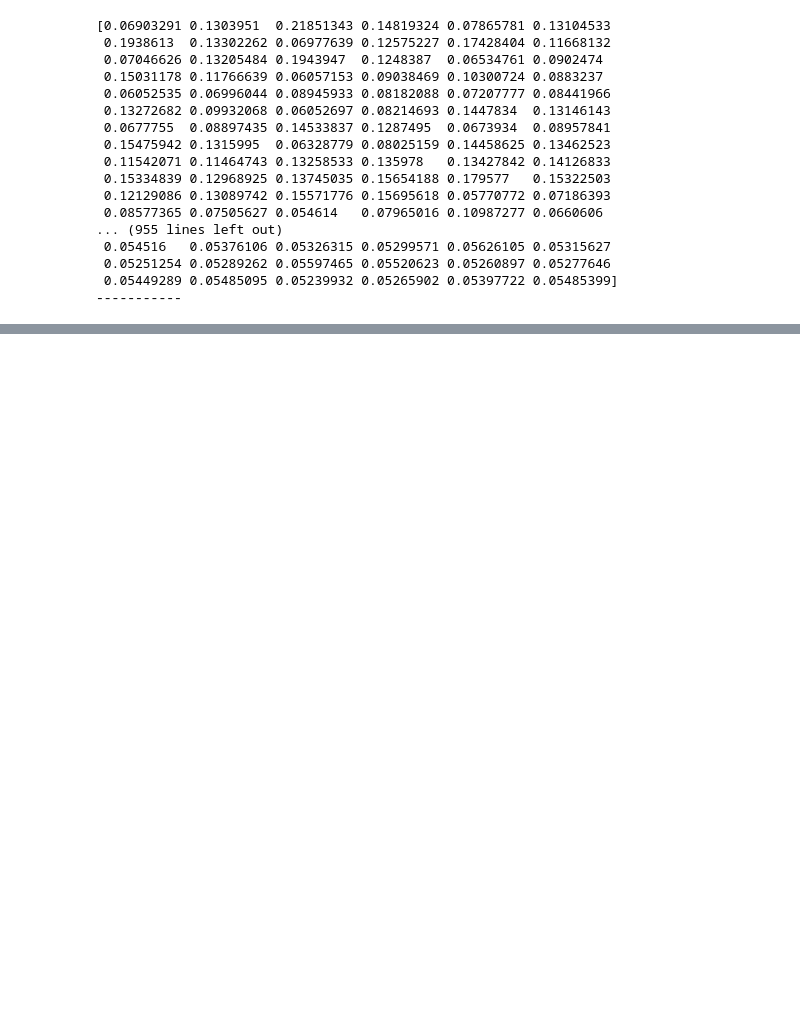
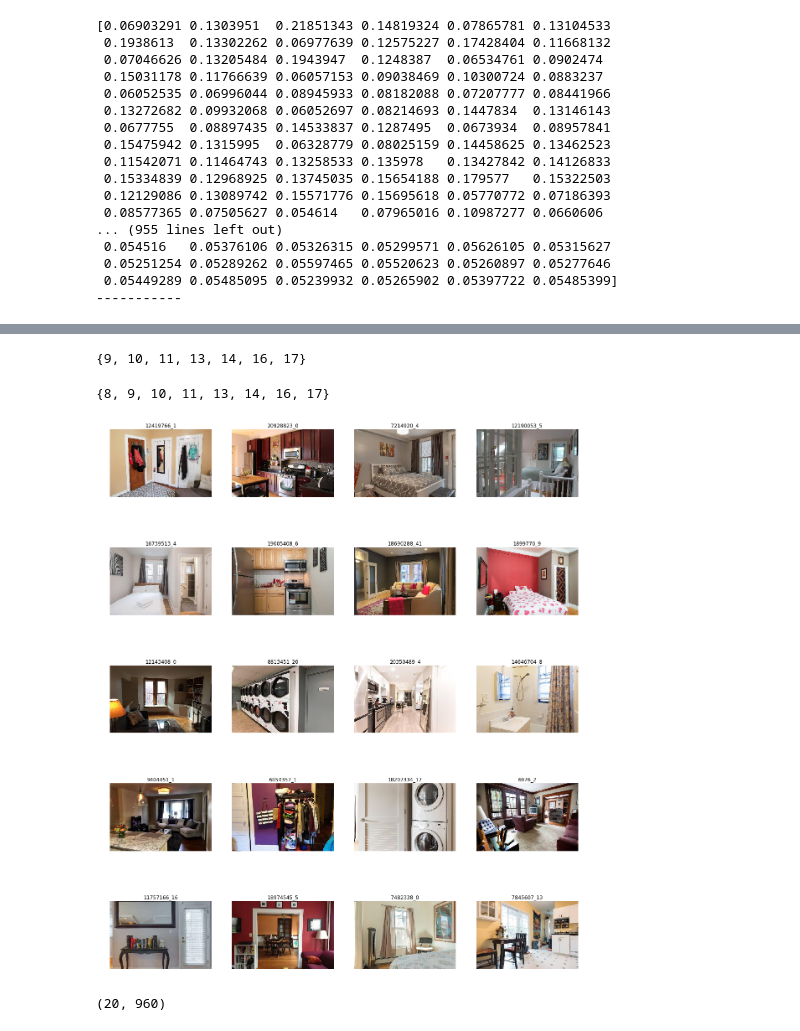
Before and after one commit to starfoe/Eye-bnb, a Jupyter notebook: Notebook/Airbnb_image_feature_extraction.ipynb, the cells around one changed output, grey strips where cells are left out. Drawn from its saved outputs; the diff is of its cells as text; code cells hidden in the pictures; blank space fills up the shorter version.

```diff
--- a/Notebook/Airbnb_image_feature_extraction.ipynb
+++ b/Notebook/Airbnb_image_feature_extraction.ipynb
@@ -388,0 +308,2 @@ def load_features(path):
+# %%
+cls2,mask =  find_closest_img(t.reshape(1,-1),z)
@@ -388,0 +314,7 @@ def load_features(path):
+# %%
+full_filename = df.full_filename.values
+
+apt_id = df.apt.values
+# %%
+selected_images = full_filename[cls2]
+selected_apt = apt_id[cls2]
@@ -388,0 +393,4 @@ def load_features(path):
+# %%
+set_1
+# %% [output]
+{9, 10, 11, 13, 14, 16, 17}
@@ -388,0 +399,29 @@ def load_features(path):
+# %%
+set_1
+# %% [output]
+{8, 9, 10, 11, 13, 14, 16, 17}
+# %%
+def similar_imshow(imgList,imgName = None, num_of_cols = 4):
+    '''
+    Function: show images in the list
+    Input:
+        imgList: <list[string]> image paths
+        num_of_cols = 4:
+    '''
+    nums_for_display = len(imgList)
+    pl.figure(figsize = (num_of_cols*5,int(np.ceil(nums_for_display//num_of_cols*5))))
+    if imgName is None:
+        imgName = [x.split('/')[-1].strip('.jpg') for x in imgList]
+    for i in range(nums_for_display):
+        response = req.get(imgList[i])
+        img = Image.open(BytesIO(response.content))
+
+        pl.subplot(int(np.ceil(nums_for_display//num_of_cols)),num_of_cols,i+1,title\
+                   = imgName[i])
+
+        pl.axis('off')
+        pl.imshow(img)
+# %%
+similar_imshow(selected_images)
+# %% [output]
+[figure, added]
@@ -388,0 +430,4 @@ def load_features(path):
+# %%
+feature_matrix_new.shape
+# %% [output]
+(20, 960)
```
Also changed, not shown: parts of 47 cells of this notebook.
